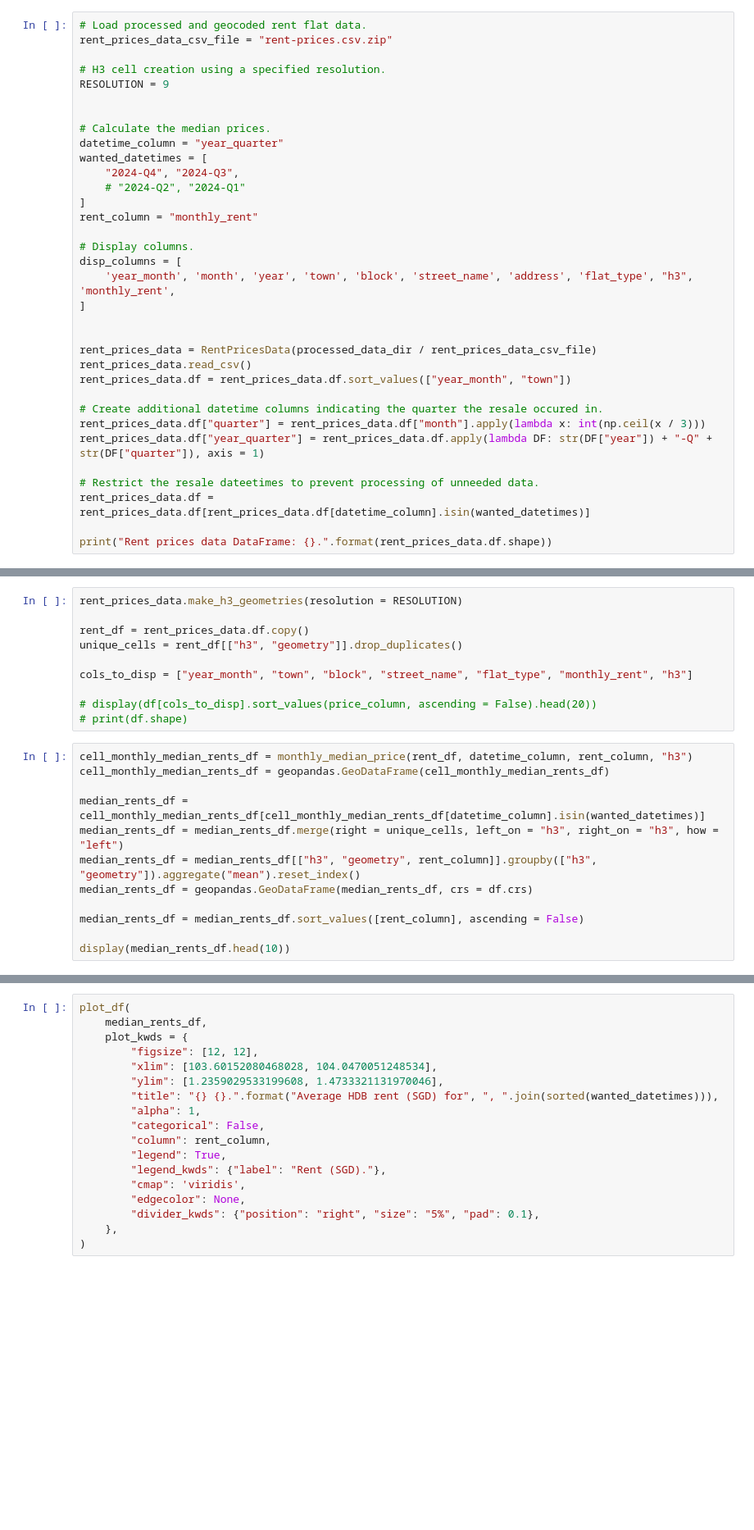
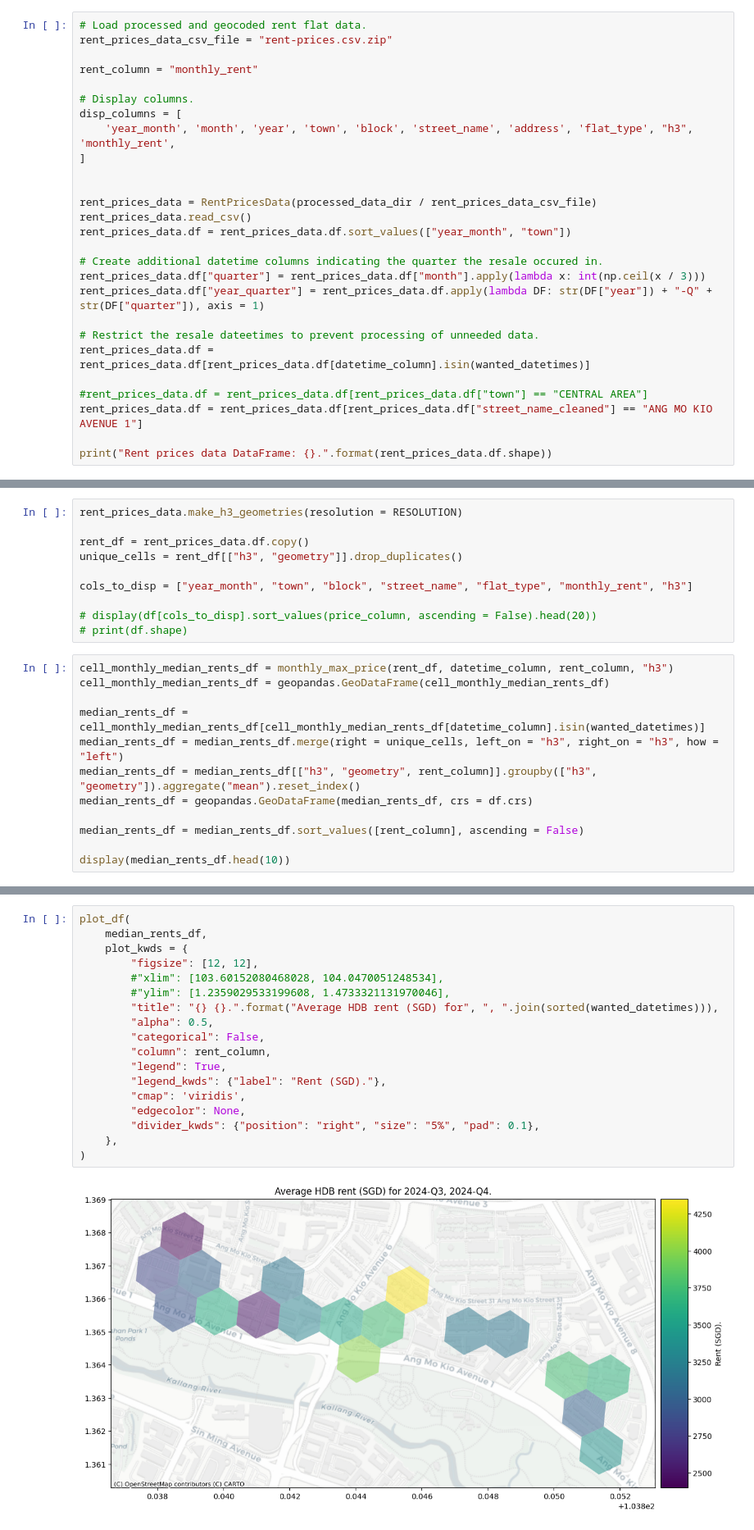
Before and after one commit to natsunoyuki/resale-flat-prices, a Jupyter notebook: notebooks/h3_statistical_analysis.ipynb, the cells around one changed output, grey strips where cells are left out. Shown at 82% size. Cells and saved outputs as stored; diff of their text form; blank space fills up the shorter version.

```diff
--- a/notebooks/h3_statistical_analysis.ipynb
+++ b/notebooks/h3_statistical_analysis.ipynb
@@ -107,16 +113,6 @@ plot_df(
 # Load processed and geocoded rent flat data.
 rent_prices_data_csv_file = "rent-prices.csv.zip"
 
-# H3 cell creation using a specified resolution.
-RESOLUTION = 9
-
-
-# Calculate the median prices.
-datetime_column = "year_quarter"
-wanted_datetimes = [
-    "2024-Q4", "2024-Q3",
-    # "2024-Q2", "2024-Q1"
-]
 rent_column = "monthly_rent"
 
 # Display columns.
@@ -136,4 +132,7 @@ rent_prices_data.df["year_quarter"] = rent_prices_data.df.apply(lambda DF: str(D
 # Restrict the resale dateetimes to prevent processing of unneeded data.
 rent_prices_data.df = rent_prices_data.df[rent_prices_data.df[datetime_column].isin(wanted_datetimes)]
 
+#rent_prices_data.df = rent_prices_data.df[rent_prices_data.df["town"] == "CENTRAL AREA"]
+rent_prices_data.df = rent_prices_data.df[rent_prices_data.df["street_name_cleaned"] == "ANG MO KIO AVENUE 1"]
+
 print("Rent prices data DataFrame: {}.".format(rent_prices_data.df.shape))
@@ -148,7 +149,7 @@ cols_to_disp = ["year_month", "town", "block", "street_name", "flat_type", "mont
 # display(df[cols_to_disp].sort_values(price_column, ascending = False).head(20))
 # print(df.shape)
 # %%
-cell_monthly_median_rents_df = monthly_median_price(rent_df, datetime_column, rent_column, "h3")
+cell_monthly_median_rents_df = monthly_max_price(rent_df, datetime_column, rent_column, "h3")
 cell_monthly_median_rents_df = geopandas.GeoDataFrame(cell_monthly_median_rents_df)
 
 median_rents_df = cell_monthly_median_rents_df[cell_monthly_median_rents_df[datetime_column].isin(wanted_datetimes)]
@@ -162,18 +175,20 @@ display(median_rents_df.head(10))
 # %%
 plot_df(
     median_rents_df,
     plot_kwds = {
         "figsize": [12, 12],
-        "xlim": [103.60152080468028, 104.0470051248534],
-        "ylim": [1.2359029533199608, 1.4733321131970046],
+        #"xlim": [103.60152080468028, 104.0470051248534],
+        #"ylim": [1.2359029533199608, 1.4733321131970046],
         "title": "{} {}.".format("Average HDB rent (SGD) for", ", ".join(sorted(wanted_datetimes))),
-        "alpha": 1,
+        "alpha": 0.5,
         "categorical": False,
         "column": rent_column,
         "legend": True,
         "legend_kwds": {"label": "Rent (SGD)."},
         "cmap": 'viridis',
         "edgecolor": None,
         "divider_kwds": {"position": "right", "size": "5%", "pad": 0.1},
     },
 )
+# %% [output]
+[figure, added]
```
Also changed, not shown: parts of 8 cells of this notebook, 2 other files.
